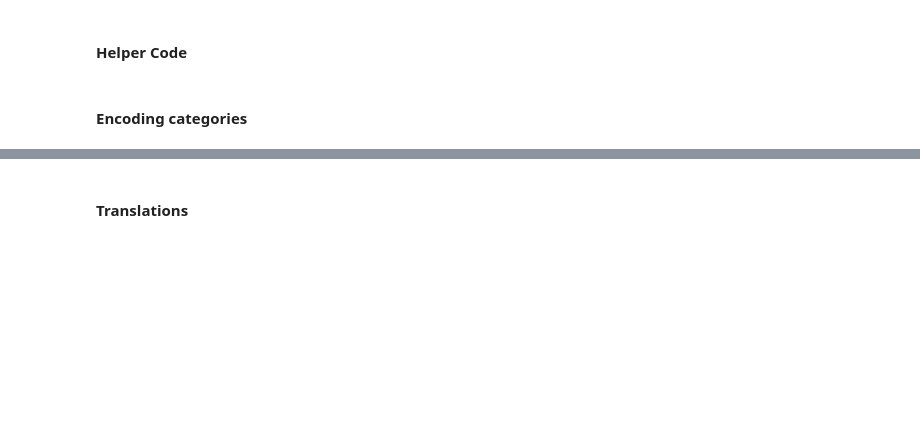
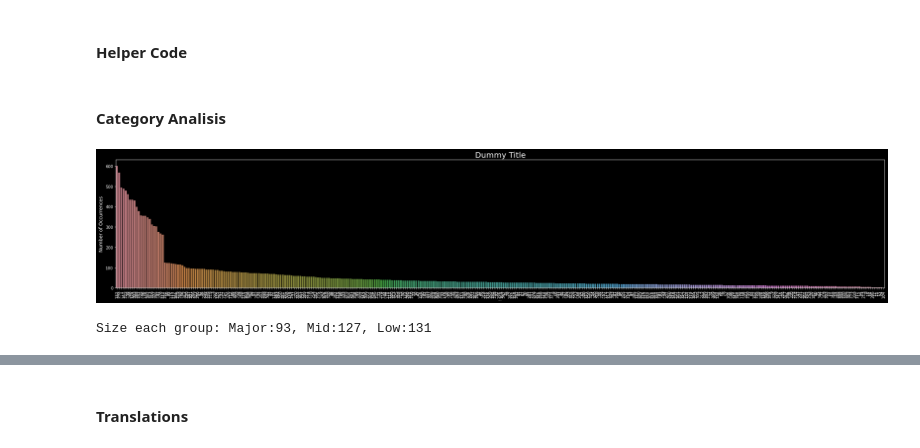
Before and after one commit to joseferrercba/FundacionsadoskySantander, a Jupyter notebook: Santander-Train Pre Processing.ipynb, the cells around one changed output, grey strips where cells are left out. Saved outputs shown, nothing was run; the diff lists cells and outputs as text; code cells hidden in the pictures; blank space fills up the shorter version.

```diff
--- a/Santander-Train Pre Processing.ipynb
+++ b/Santander-Train Pre Processing.ipynb
@@ -45,6 +38,15 @@ def labelEncoder(df, column, params = {}):
-# %% [markdown]
-#### Encoding categories
-# %%
-df_train['Intencion_cat_label'] = df_train['Intencion'].str[4:]
-df_train['Intencion_cat_label'] = df_train['Intencion_cat_label'].astype('int32')
-df_train['Intencion_encoded'] = labelEncoder(df_train, 'Intencion')
+# %%
+def plot_occurrences(data, title='Dummy Title'):
+    plt.figure(figsize=(35,6))
+    sns.countplot(x=data['Intencion_cat_label'], data=data, alpha=0.8, order=data['Intencion_cat_label'].value_counts().index)
+    plt.ylabel('Number of Occurrences', fontsize=12)
+    plt.xlabel('Intencion', fontsize=2)
+    plt.xticks(rotation=90)
+    plt.title(title, fontsize=20)
+    plt.show()
+# %% [markdown]
+#### Category Analisis
+# %%
+plot_occurrences(df_train)
+# %% [output]
+[figure, added]
@@ -50,0 +55,8 @@ df_train['Intencion_encoded'] = labelEncoder(df_train, 'Intencion')
+# %%
+major_samples_ids = grouped[(grouped.values < grouped.max()) & (grouped.values > 50)].index.sort_values(ascending=True)
+mid_samples_ids = grouped[(grouped.values <= 50) & (grouped.values > 20)].index.sort_values(ascending=True)
+low_samples_ids = grouped[(grouped.values <= 20) & (grouped.values > 0)].index.sort_values(ascending=True)
+
+print('Size each group: Major:{}, Mid:{}, Low:{}'.format(len(major_samples_ids), len(mid_samples_ids), len(low_samples_ids)))
+# %% [output]
+Size each group: Major:93, Mid:127, Low:131
```
Also changed, not shown: parts of 16 cells of this notebook, 2 other files.
